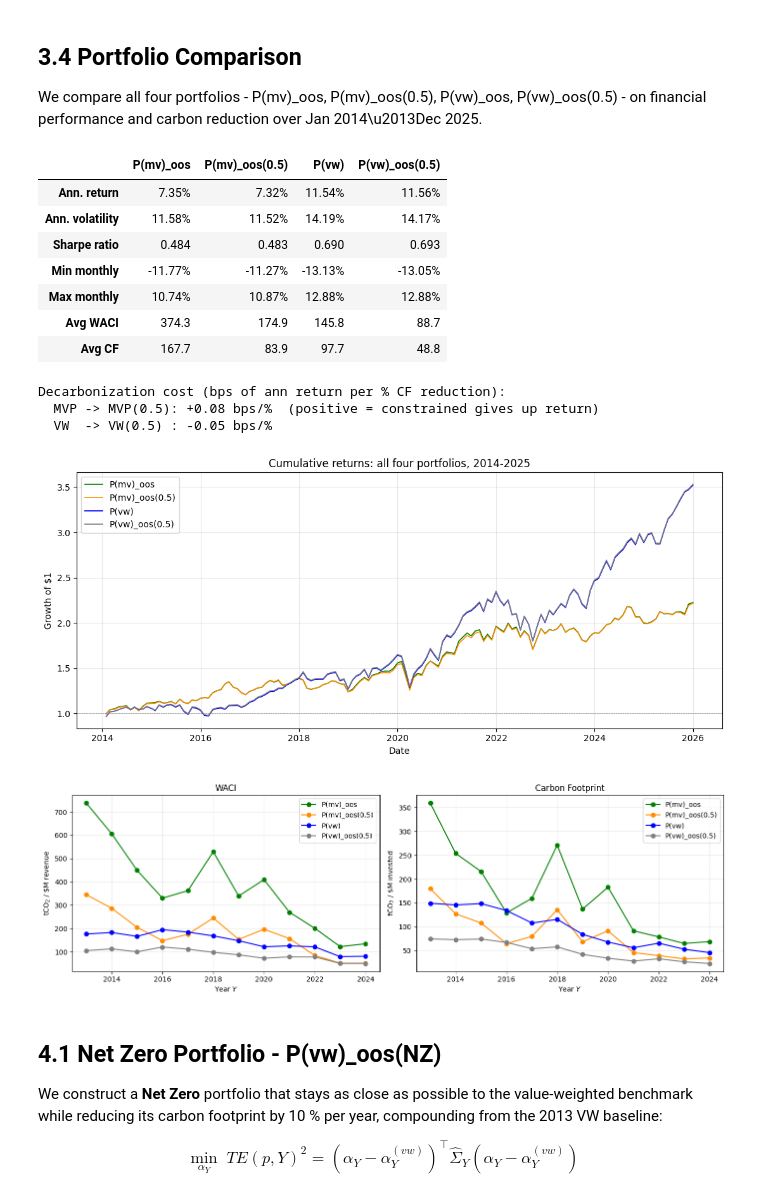
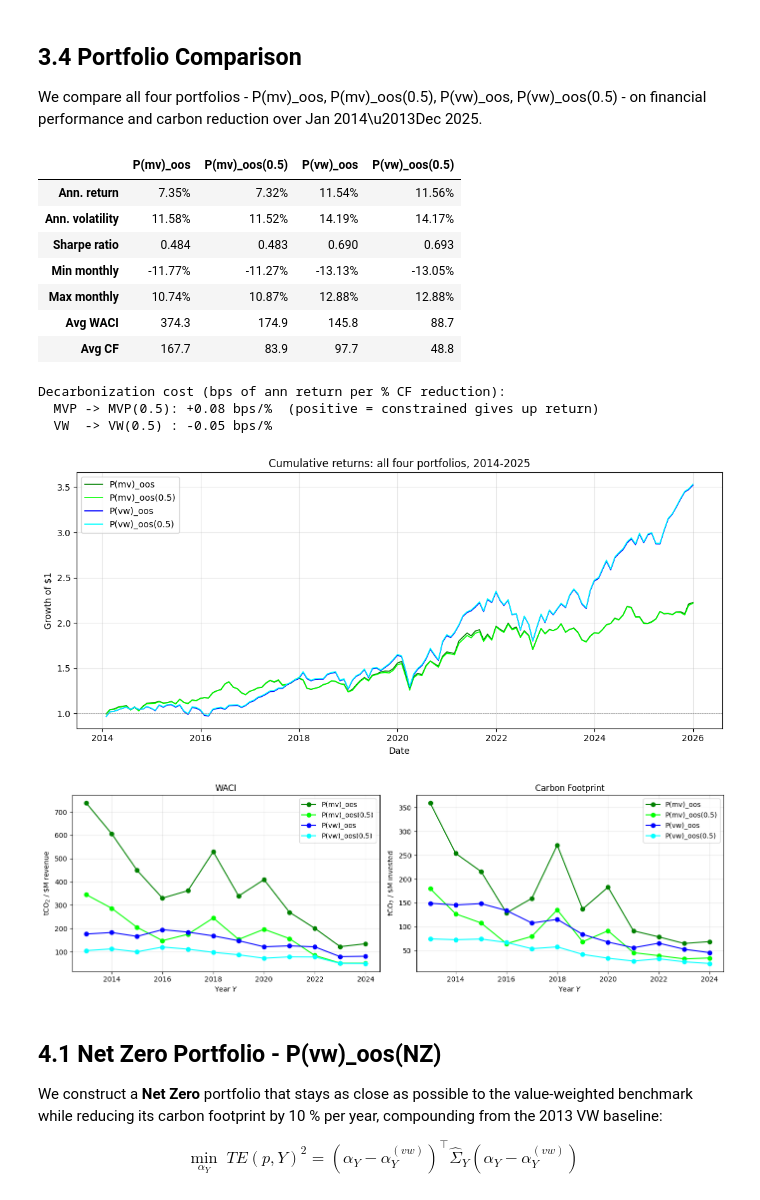
Before and after one commit to Saarujan06/Sustainability-Aware-Asset-Management-Project, a Jupyter notebook: final_notebook.ipynb, the cells around one changed output. Cells and saved outputs as stored; diff of their text form; code cells hidden in the pictures.

```diff
--- a/final_notebook.ipynb
+++ b/final_notebook.ipynb
@@ -1716,9 +1694,6 @@ fig.savefig(OUT_DIR / "vw_vs_te05_carbon_plot.png", dpi=300, bbox_inches="tight"
 
 We compare all four portfolios - P(mv)\_oos, P(mv)\_oos(0.5), P(vw)\_oos, P(vw)\_oos(0.5) - on financial performance and carbon reduction over Jan 2014\u2013Dec 2025.
 # %%
-# §3.4 Four-way comparison.
-# Reads carbon tables produced in §3.1 (carbon_summary), §3.2 (carbon_compare), §3.3 (carbon_te), and the four return series.
-
 mvp_idx   = mvp_monthly_returns.set_index("date")["Rp_mvp"]
 vw_idx    = vw_monthly_returns.set_index("date")["Rp_vw"]
 mvp05_idx = mvp05_monthly_returns.set_index("date")["Rp_mvp05"]
@@ -1731,17 +1706,17 @@ mvp, vw, mvp05, te05 = mvp_idx.loc[idx], vw_idx.loc[idx], mvp05_idx.loc[idx], te
 stats = pd.DataFrame([
     summary_stats(mvp,   "P(mv)_oos",      rf_monthly=rf_monthly_avg),
     summary_stats(mvp05, "P(mv)_oos(0.5)", rf_monthly=rf_monthly_avg),
-    summary_stats(vw,    "P(vw)",          rf_monthly=rf_monthly_avg),
+    summary_stats(vw,    "P(vw)_oos",          rf_monthly=rf_monthly_avg),
     summary_stats(te05,  "P(vw)_oos(0.5)", rf_monthly=rf_monthly_avg),
 ]).set_index("portfolio")
 
 avg_waci = {"P(mv)_oos":      carbon_summary["WACI_MVP"].mean(),
             "P(mv)_oos(0.5)": carbon_compare["WACI_MVP05"].mean(),
-            "P(vw)":          carbon_summary["WACI_VW"].mean(),
+            "P(vw)_oos":          carbon_summary["WACI_VW"].mean(),
             "P(vw)_oos(0.5)": carbon_te["WACI_TE05"].mean()}
 avg_cf   = {"P(mv)_oos":      carbon_summary["CF_MVP"].mean(),
             "P(mv)_oos(0.5)": carbon_compare["CF_MVP05"].mean(),
-            "P(vw)":          carbon_summary["CF_VW"].mean(),
+            "P(vw)_oos":          carbon_summary["CF_VW"].mean(),
             "P(vw)_oos(0.5)": carbon_te["CF_TE05"].mean()}
 
 # Cost of decarbonization: bps of ann return given up vs the unconstrained sibling, per percent of CF reduction. Negative = constrained earns more.
@@ -1753,14 +1728,14 @@ cost_mvp = cost_bps_per_pct(stats.loc["P(mv)_oos(0.5)", "ann_mean_return"],
                             stats.loc["P(mv)_oos",      "ann_mean_return"],
                             avg_cf["P(mv)_oos(0.5)"], avg_cf["P(mv)_oos"])
 cost_vw  = cost_bps_per_pct(stats.loc["P(vw)_oos(0.5)", "ann_mean_return"],
-                            stats.loc["P(vw)",          "ann_mean_return"],
-                            avg_cf["P(vw)_oos(0.5)"], avg_cf["P(vw)"])
+                            stats.loc["P(vw)_oos",          "ann_mean_return"],
+                            avg_cf["P(vw)_oos(0.5)"], avg_cf["P(vw)_oos"])
 
 table = pd.DataFrame({p: [
     stats.loc[p, "ann_mean_return"], stats.loc[p, "ann_volatility"],
     stats.loc[p, "sharpe_ratio"], stats.loc[p, "min_monthly_return"],
     stats.loc[p, "max_monthly_return"], avg_waci[p], avg_cf[p],
-] for p in ["P(mv)_oos","P(mv)_oos(0.5)","P(vw)","P(vw)_oos(0.5)"]},
+] for p in ["P(mv)_oos","P(mv)_oos(0.5)","P(vw)_oos","P(vw)_oos(0.5)"]},
     index=["Ann. return","Ann. volatility","Sharpe ratio",
            "Min monthly","Max monthly","Avg WACI","Avg CF"])
 
@@ -1782,46 +1757,46 @@ table.to_csv(OUT_DIR / "section34_comparison_table.csv")
 # Cumulative returns: all four
 fig, ax = plt.subplots(figsize=(11, 5))
 ax.plot(idx, (1+mvp).cumprod(),   color="green",      linewidth=1.2, label="P(mv)_oos")
-ax.plot(idx, (1+mvp05).cumprod(), color="darkorange", linewidth=1.2, label="P(mv)_oos(0.5)")
-ax.plot(idx, (1+vw).cumprod(),    color="blue",       linewidth=1.2, label="P(vw)")
-ax.plot(idx, (1+te05).cumprod(),  color="gray",     linewidth=1.2, label="P(vw)_oos(0.5)")
+ax.plot(idx, (1+mvp05).cumprod(), color="lime", linewidth=1.2, label="P(mv)_oos(0.5)")
+ax.plot(idx, (1+vw).cumprod(),    color="blue",       linewidth=1.2, label="P(vw)_oos")
+ax.plot(idx, (1+te05).cumprod(),  color="cyan",     linewidth=1.2, label="P(vw)_oos(0.5)")
 ax.axhline(1, color="grey", linestyle="--", linewidth=0.5)
 ax.set_title("Cumulative returns: all four portfolios, 2014-2025")
 ax.set_xlabel("Date"); ax.set_ylabel("Growth of $1")
 ax.legend(); ax.grid(alpha=0.3)
 plt.tight_layout()
 fig.savefig(OUT_DIR / "section34_cumulative_returns.png", dpi=300, bbox_inches="tight"); plt.show()
 
 # WACI and CF - log scale because the MVP family is ~10x the VW family
 fig, (ax1, ax2) = plt.subplots(1, 2, figsize=(14, 4.5))
 ax1.plot(carbon_summary["Year"], carbon_summary["WACI_MVP"],  "-o", color="green",      label="P(mv)_oos")
-ax1.plot(carbon_compare["Year"], carbon_compare["WACI_MVP05"],"-o", color="darkorange", label="P(mv)_oos(0.5)")
-ax1.plot(carbon_summary["Year"], carbon_summary["WACI_VW"],   "-o", color="blue",       label="P(vw)")
-ax1.plot(carbon_te["Year"],      carbon_te["WACI_TE05"],      "-o", color="gray",     label="P(vw)_oos(0.5)")
+ax1.plot(carbon_compare["Year"], carbon_compare["WACI_MVP05"],"-o", color="lime", label="P(mv)_oos(0.5)")
+ax1.plot(carbon_summary["Year"], carbon_summary["WACI_VW"],   "-o", color="blue",       label="P(vw)_oos")
+ax1.plot(carbon_te["Year"],      carbon_te["WACI_TE05"],      "-o", color="cyan",     label="P(vw)_oos(0.5)")
 ax1.set_title("WACI"); ax1.set_ylabel(r"tCO$_2$ / \$M revenue"); ax1.set_xlabel("Year $Y$")
 ax1.legend(); ax1.grid(alpha=0.3)
 ax2.plot(carbon_summary["Year"], carbon_summary["CF_MVP"],   "-o", color="green",      label="P(mv)_oos")
-ax2.plot(carbon_compare["Year"], carbon_compare["CF_MVP05"], "-o", color="darkorange", label="P(mv)_oos(0.5)")
-ax2.plot(carbon_summary["Year"], carbon_summary["CF_VW"],    "-o", color="blue",       label="P(vw)")
-ax2.plot(carbon_te["Year"],      carbon_te["CF_TE05"],       "-o", color="gray",     label="P(vw)_oos(0.5)")
+ax2.plot(carbon_compare["Year"], carbon_compare["CF_MVP05"], "-o", color="lime", label="P(mv)_oos(0.5)")
+ax2.plot(carbon_summary["Year"], carbon_summary["CF_VW"],    "-o", color="blue",       label="P(vw)_oos")
+ax2.plot(carbon_te["Year"],      carbon_te["CF_TE05"],       "-o", color="cyan",     label="P(vw)_oos(0.5)")
 ax2.set_title("Carbon Footprint"); ax2.set_ylabel(r"tCO$_2$ / \$M invested"); ax2.set_xlabel("Year $Y$")
 ax2.legend(); ax2.grid(alpha=0.3)
 plt.tight_layout()
 fig.savefig(OUT_DIR / "section34_carbon_comparison.png", dpi=300, bbox_inches="tight"); plt.show()
 # %% [output]
-|  | P(mv)_oos | P(mv)_oos(0.5) | P(vw) | P(vw)_oos(0.5) |
+|  | P(mv)_oos | P(mv)_oos(0.5) | P(vw)_oos | P(vw)_oos(0.5) |
 | Ann. return | 7.35% | 7.32% | 11.54% | 11.56% |
 | Ann. volatility | 11.58% | 11.52% | 14.19% | 14.17% |
 | Sharpe ratio | 0.484 | 0.483 | 0.690 | 0.693 |
 | Min monthly | -11.77% | -11.27% | -13.13% | -13.05% |
 | Max monthly | 10.74% | 10.87% | 12.88% | 12.88% |
 | Avg WACI | 374.3 | 174.9 | 145.8 | 88.7 |
 | Avg CF | 167.7 | 83.9 | 97.7 | 48.8 |
 Decarbonization cost (bps of ann return per % CF reduction):
   MVP -> MVP(0.5): +0.08 bps/%  (positive = constrained gives up return)
   VW  -> VW(0.5) : -0.05 bps/%
-[figure, old version]
+[figure, new version]
-[figure, old version]
+[figure, new version]
 # %% [markdown]
 ## 4.1 Net Zero Portfolio - P(vw)\_oos(NZ)
 
```
Also changed, not shown: parts of 13 cells of this notebook.
